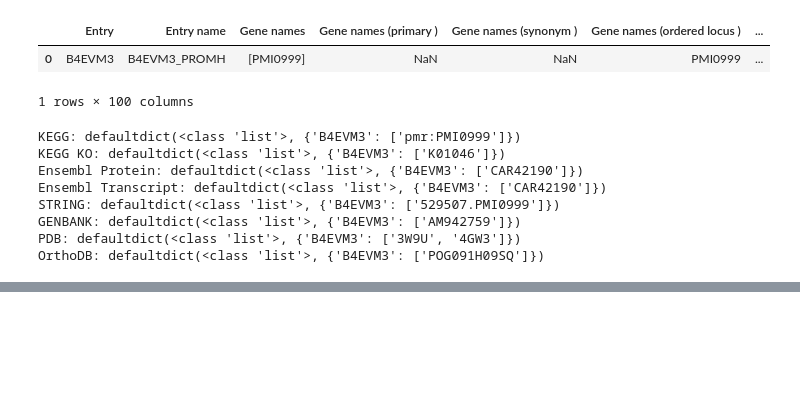
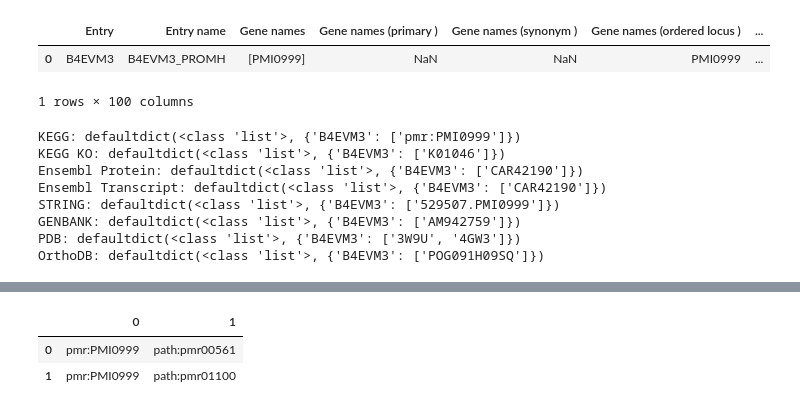
Before and after one commit to widdowquinn/2018-03-06-ibioic, a Jupyter notebook: 03-lipases/XX-runthrough.ipynb, the cells around one changed output, grey strips where cells are left out. Cells and saved outputs as stored; diff of their text form; code cells hidden in the pictures; blank space fills up the shorter version.

```diff
--- a/03-lipases/XX-runthrough.ipynb
+++ b/03-lipases/XX-runthrough.ipynb
@@ -553,0 +627,8 @@ The `PMI0999` accession corresponds to `UniProt` entry `B4EVM3`, an unreviewed p
+# %%
+# Get PATHWAY entries for the GENES entry
+result = REST.kegg_link("pathway", "pmr:PMI0999").read()
+to_df(result)
+# %% [output]
+|  | 0 | 1 |
+| 0 | pmr:PMI0999 | path:pmr00561 |
+| 1 | pmr:PMI0999 | path:pmr01100 |
```
Also changed, not shown: parts of 22 cells of this notebook.
